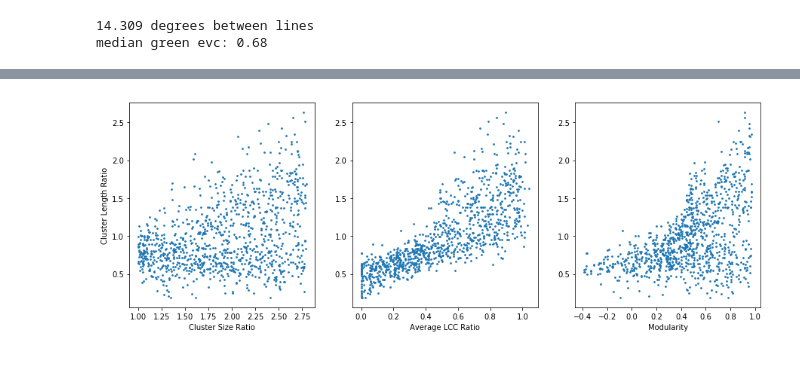
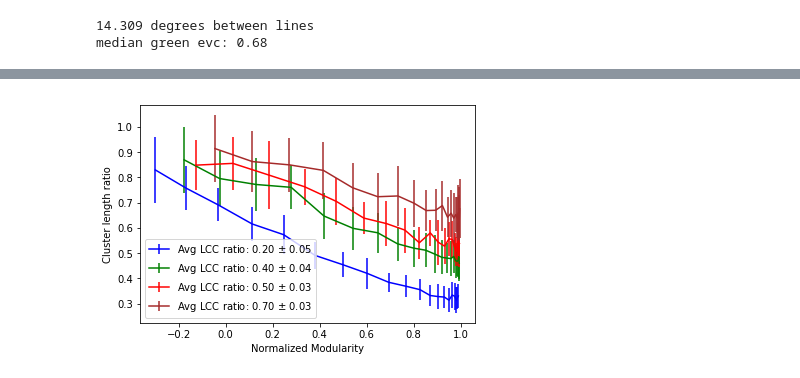
Before and after one commit to markditsworth/ModularityStudy, a Jupyter notebook: KEV_er.ipynb, the cells around one changed output, grey strips where cells are left out. Saved outputs shown, nothing was run; the diff lists cells and outputs as text; code cells hidden in the pictures.

Commit message:
new clustering algo

```diff
--- a/KEV_er.ipynb
+++ b/KEV_er.ipynb
@@ -129,7 +129,7 @@ print "median green evc: %.2f"%(np.median(evc2))
 median green evc: 0.68
 # %%
 %%time
-SAMPLES=10
+SAMPLES=30
 
 size1 = 250
 size2 = 250
@@ -137,17 +137,19 @@ size2 = 250
 edge2 = 0.1
 colors = ['b','g','r','brown','m']
 j=-1
-for edge1 in tqdm_notebook([0.02,0.04,0.05,0.07,0.09],desc='edges'):
+for edge1 in tqdm_notebook([0.02,0.04,0.05,0.07],desc='edges'):
     j+=1
     modu = np.empty((SAMPLES,20))
     angle = np.empty((SAMPLES,20))
+    ratios = np.empty((SAMPLES,20))
     for i in tqdm_notebook(range(SAMPLES),desc='sample',leave=False):
         modularity = []
         angle_diff = []
+        ratio = []
         for common_edges in np.logspace(1,np.log10(6000),20,dtype=int):
             avgDeg1, avgDeg2, avgLcc1, avgLcc2, mod, evc, kc = modular_graph(size1, size2, edge1, edge2, common_edges)
             modularity.append(mod)
-            ratio = avgLcc1 / avgLcc2
+            ratio.append(avgLcc1 / avgLcc2)
             evc = (evc - np.min(evc)) / np.max(evc - np.min(evc))
             kc = (kc - np.min(kc)) / np.max(kc - np.min(kc))
 
@@ -167,8 +169,10 @@ for edge1 in tqdm_notebook([0.02,0.04,0.05,0.07,0.09],desc='edges'):
             angle_diff.append(diff* (180 / np.pi))
         modu[i,:] = modularity
         angle[i,:] = angle_diff
+        ratios[i,:] = ratio
 
-    plt.plot(np.mean(modu,axis=0),np.mean(angle,axis=0),c=colors[j],label='Avg LCC ratio: %.2f'%(ratio))
+    plt.errorbar(np.mean(modu,axis=0),np.mean(angle,axis=0),yerr=np.std(angle,axis=0),c=colors[j],
+             label=r'Avg LCC ratio: %.2f $\pm$ %.2f'%(np.mean(ratios),np.std(ratios)))
 
 plt.legend()
 plt.xlabel('Normalized Modularity')
@@ -257,46 +190,46 @@ Wall time: 2min 31s
 # %%
 %%time
-length_ratio = []
-size_ratio = []
-lcc_ratio = []
-modularity = []
-for _ in tqdm_notebook(range(1000),desc='iteration'):
-    size1 = np.random.randint(250,700)
-    size2 = 250
-    edge1 = np.random.random()*0.1
-    edge2 = 0.1
-    common_edges= np.random.randint(100,5000)
+SAMPLES=30
 
-    avgDeg1, avgDeg2, avgLcc1, avgLcc2, mod, evc, kc = modular_graph(size1, size2, edge1, edge2, common_edges)
+size1 = 250
+size2 = 250
 
-    evc = (evc - np.min(evc)) / np.max(evc - np.min(evc))
-    kc = (kc - np.min(kc)) / np.max(kc - np.min(kc))
+edge2 = 0.1
+colors = ['b','g','r','brown','m']
+j=-1
+for edge1 in tqdm_notebook([0.02,0.04,0.05,0.07],desc='Edges'):
+    j+=1
+    modu = np.empty((SAMPLES,20))
+    length_rat = np.empty((SAMPLES,20))
+    ratios = np.empty((SAMPLES,20))
+    for i in tqdm_notebook(range(SAMPLES),desc='sample',leave=False):
+        modularity = []
+        length_ratio = []
+        ratio = []
+        for common_edges in np.logspace(1,np.log10(6000),20,dtype=int):
+            avgDeg1, avgDeg2, avgLcc1, avgLcc2, mod, evc, kc = modular_graph(size1, size2, edge1, edge2, common_edges)
+            modularity.append(mod)
+            ratio.append(avgLcc1 / avgLcc2)
+            evc = (evc - np.min(evc)) / np.max(evc - np.min(evc))
+            kc = (kc - np.min(kc)) / np.max(kc - np.min(kc))
 
-    evc1 = evc[np.arange(size1)]
-    evc2 = evc[np.arange(size2)+size1]
-    kc1 = kc[np.arange(size1)]
-    kc2 = kc[np.arange(size2)+size1]
+            evc1 = evc[np.arange(size1)]
+            evc2 = evc[np.arange(size2)+size1]
+            kc1 = kc[np.arange(size1)]
+            kc2 = kc[np.arange(size2)+size1]
 
-    dist1 = np.linalg.norm([np.max(evc1)-np.min(evc1),np.max(kc1)-np.min(kc1)])
-    dist2 = np.linalg.norm([np.max(evc2)-np.min(evc2),np.max(kc2)-np.min(kc2)])
+            dist1 = np.linalg.norm([np.max(evc1)-np.min(evc1),np.max(kc1)-np.min(kc1)])
+            dist2 = np.linalg.norm([np.max(evc2)-np.min(evc2),np.max(kc2)-np.min(kc2)])
 
-    length_ratio.append(dist1/dist2)
-    size_ratio.append(float(size1)/size2)
-    lcc_ratio.append(avgLcc1/avgLcc2)
-    modularity.append(mod)
+            length_ratio.append(dist1/dist2)
+        modu[i,:] = modularity
+        length_rat[i,:] = length_ratio
+        ratios[i,:] = ratio
+    plt.errorbar(np.mean(modu,axis=0),np.mean(length_rat,axis=0),yerr=np.std(length_rat,axis=0),c=colors[j],
+                 label=r'Avg LCC ratio: %.2f $\pm$ %.2f'%(np.mean(ratios),np.std(ratios)))
 
-fig,ax = plt.subplots(1,3,figsize=(15,5))
-ax[0].scatter(size_ratio,length_ratio,s=3)
-ax[0].set_xlabel('Cluster Size Ratio')
-ax[0].set_ylabel('Cluster Length Ratio')
-
-ax[1].scatter(lcc_ratio, length_ratio,s=3)
-ax[1].set_xlabel('Average LCC Ratio')
-#ax[1].set_ylabel('Cluster Length Ratio')
-
-ax[2].scatter(modularity, length_ratio,s=3)
-ax[2].set_xlabel('Modularity')
-#ax[2].set_ylabel('Cluster Length Ratio')
-
+plt.legend()
+plt.xlabel('Normalized Modularity')
+plt.ylabel('Cluster length ratio')
 plt.show()
 # %% [output]
@@ -306 +241 @@ If you're reading this message in another frontend (for example, a static render
-[figure, old version]
+[figure, new version]
```
Also changed, not shown: parts of 7 cells of this notebook, 34 other files.
